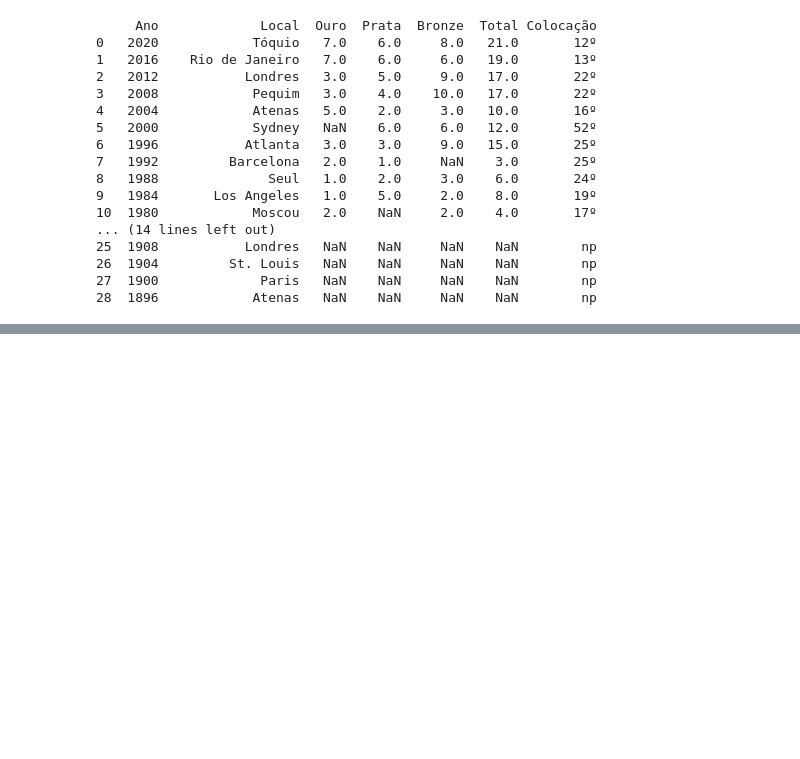
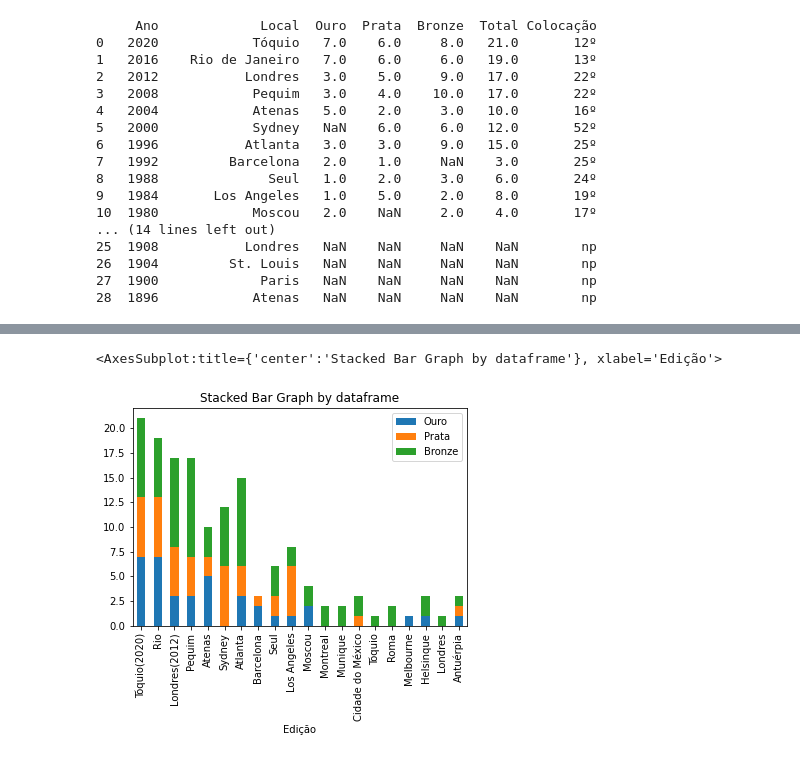
Before and after one commit to brunabellini/Projeto_Olimpiadas, a Jupyter notebook: olimpiada.ipynb, the cells around one changed output, grey strips where cells are left out. Saved outputs shown, nothing was run; the diff lists cells and outputs as text; code cells hidden in the pictures; blank space fills up the shorter version.

Commit message:
More data

```diff
--- a/olimpiada.ipynb
+++ b/olimpiada.ipynb
@@ -76,0 +115,11 @@ df.insert(8, 'Valor repassado as confederações')
+# %%
+df2 = pd.DataFrame([['Tóquio(2020)', 7,6,8], ['Rio', 7,6,6], ['Londres(2012)', 3,5,9],
+                   ['Pequim', 3,4,10], ['Atenas',5,2,3],['Sydney', 0,6,6], ['Atlanta', 3,3,9], ['Barcelona', 2,1,0],
+                   ['Seul',1,2,3], ['Los Angeles',1,5,2],['Moscou',2,0,2],['Montreal',0,0,2],['Munique',0,0,2],
+                   ['Cidade do México',0,1,2],['Tóquio',0,0,1],['Roma',0,0,2],['Melbourne',1,0,0],['Helsinque',1,0,2],
+                   ['Londres',0,0,1],['Antuérpia',1,1,1]],columns=['Edição', 'Ouro', 'Prata', 'Bronze'])
+
+df2.plot(x='Edição', kind='bar', stacked=True,title='Stacked Bar Graph by dataframe')
+# %% [output]
+<AxesSubplot:title={'center':'Stacked Bar Graph by dataframe'}, xlabel='Edição'>
+[figure, added]
```
Also changed, not shown: parts of 12 cells of this notebook, 2 other files.
